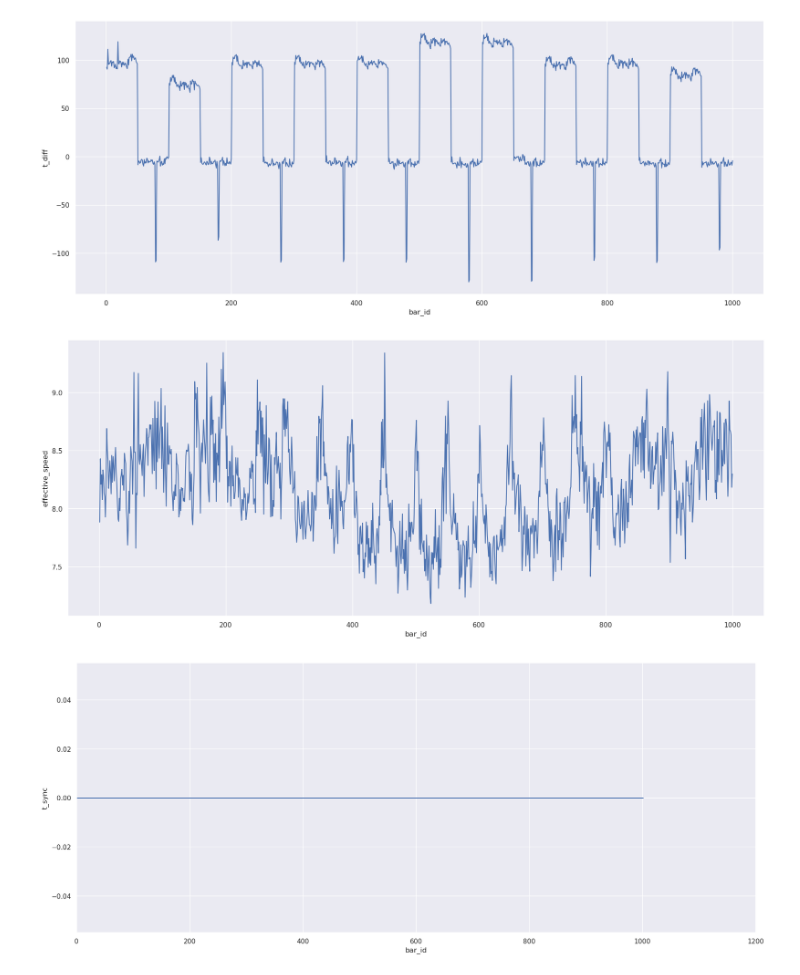
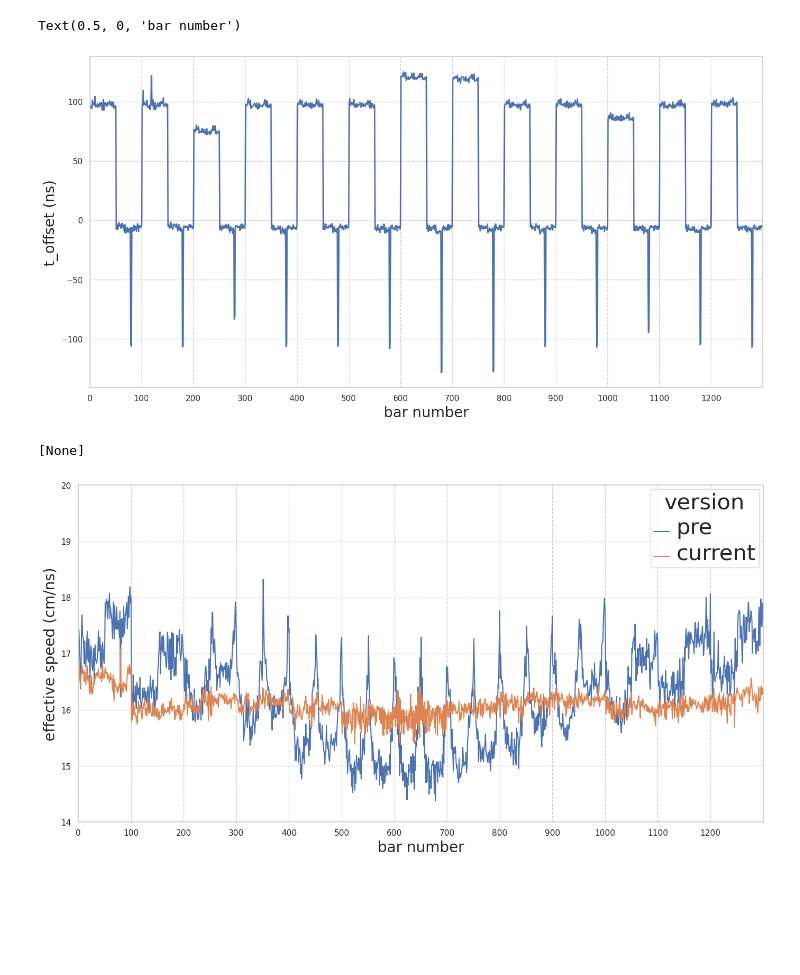
Before and after one commit to YanzhaoW/r3b_jupyter, a Jupyter notebook: calibration/millepede.ipynb, the cells around one changed output. Drawn from its saved outputs; the diff is of its cells as text; code cells hidden in the pictures; blank space fills up the shorter version.

```diff
--- a/calibration/millepede.ipynb
+++ b/calibration/millepede.ipynb
@@ -14,7 +18,15 @@ canvas = ROOT.TCanvas("canvas", "canvas", 0, 0, 900, 600);
 # %%
-sns.set_theme(rc={'figure.figsize':(20.7,8.27)})
+sns.set_theme(rc={'figure.figsize':(16.7,8.27)})
+sns.set_style("whitegrid", {'grid.linestyle': '--'})
 # %%
-filename = "/lustre/r3b/ywang/calibration/s515/run49x/millepede/cal.par.root"
+# filename = "/lustre/r3b/ywang/calibration/s515/run49x/millepede/cal.par.root"
+filename = "/lustre/r3b/ywang/archive/millepede/cal.par.millepede.070724.root"
 root_file = ROOT.TFile(filename, "read")
-data_frame = to_data_frame(root_file)
+data_frame_pede = to_data_frame(root_file, 0)
+data_frame_hist = to_data_frame(root_file, -1)
+
+filename_old = "/lustre/r3b/ywang/archive/millepede/cal.par.current.070724.root"
+root_file_old = ROOT.TFile(filename_old, "read")
+data_frame_current = to_data_frame(root_file_old, 0)
+data_frame_current["effective_speed"] *= -2
 # %% [output]
@@ -22,2 +36,5 @@ size of module pars: 1000
 # %%
-data_frame
+data_frame_pede["version"] = "millepede"
+data_frame_hist["version"] = "pre"
+data_frame_current["version"] = "current"
+data_frame = pd.concat([data_frame_hist, data_frame_pede, data_frame_current], ignore_index=True)
@@ -38,15 +52,26 @@ data_frame
 # %%
-ax = sns.lineplot(data = data_frame, x = "bar_id", y = "t_diff" )
-# ax.set(xlim = (0, 1200));
+# g = sns.lineplot(data = data_frame, x = "bar_id", y = "t_diff", hue = "version", linewidth = 1)
+g = sns.lineplot(data = data_frame_hist, x = "bar_id", y = "t_diff", linewidth = 2)
+x_min = 0
+x_max = 1300
+g.set(xlim = (x_min, x_max), xticks = (range(x_min, x_max, 100)));
+g.set_ylabel("t_offset (ns)", fontsize = 20)
+g.set_xlabel("bar number", fontsize = 20)
 # %% [output]
+Text(0.5, 0, 'bar number')
-[figure, old version]
+[figure, new version]
 # %%
-ax = sns.lineplot(data = data_frame, x = "bar_id", y ="effective_speed" )
-# ax.set(xlim = (0, 1200));
+# g = sns.lineplot(data = data_frame, x = "bar_id", y ="effective_speed", hue = "version" )
+g = sns.lineplot(data = data_frame[(data_frame["version"] == "pre") | (data_frame["version"] == "current")], x = "bar_id", y ="effective_speed", hue = "version")
+xmin = 0
+xmax = 1300
+sep = 100
+g.set(xlim = (xmin, xmax), xticks = (range(xmin, xmax, sep)));
+g.set_ylim(14, 20)
+g.set_ylabel("effective speed (cm/ns)", fontsize = 20)
+g.set_xlabel("bar number", fontsize = 20)
+plt.setp(g.get_legend().get_texts(), fontsize='30') # for legend text
+plt.setp(g.get_legend().get_title(), fontsize='30')
 # %% [output]
+[None]
-[figure, old version]
+[figure, new version]
-# %%
-ax = sns.lineplot(data = data_frame, x = "bar_id", y ="t_sync" )
-ax.set(xlim = (0, 1200));
-# %% [output]
-[figure, removed]
```
Also changed, not shown: parts of 10 cells of this notebook, 4 other files.
